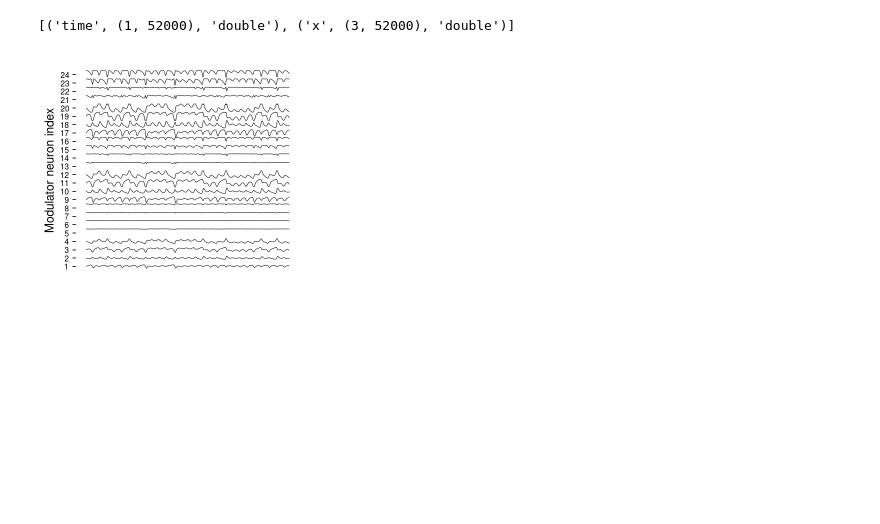
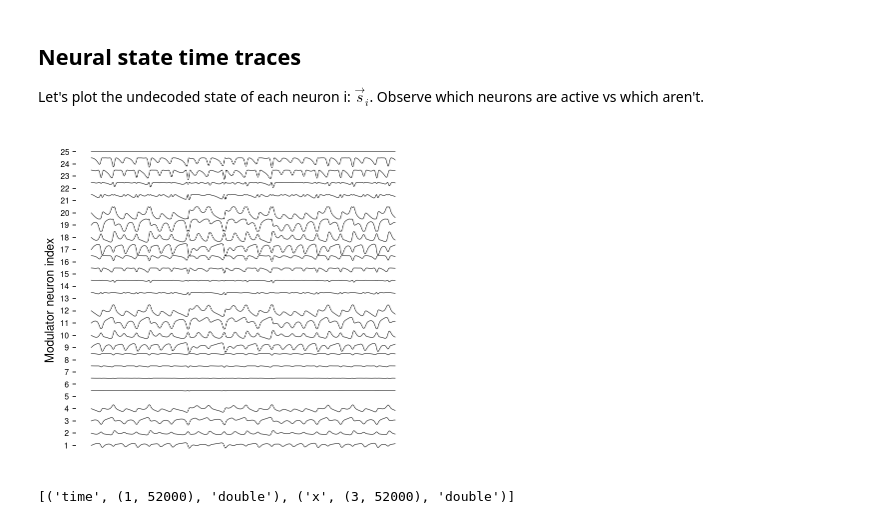
Before and after one commit to atait/nengo, a Jupyter notebook: examples/lightwave_stuff/Fourier Sinusoid Neuron_SciRep.ipynb, the cells around one changed output. Drawn from its saved outputs; the diff is of its cells as text; code cells hidden in the pictures; blank space fills up the shorter version.

```diff
--- a/examples/lightwave_stuff/Fourier Sinusoid Neuron_SciRep.ipynb
+++ b/examples/lightwave_stuff/Fourier Sinusoid Neuron_SciRep.ipynb
@@ -219 +353,31 @@ if saving:
+# %% [markdown]
+## Neural state time traces
+
+Let's plot the undecoded state of each neuron i: $\vec s_i$. Observe which neurons are active vs which aren't.
+# %%
+saving = False
+if saving:
+    pp = PdfPages('MZM_time_traces.pdf')
+fig = plt.figure(2, figsize=(6,6), dpi=72)
+ax = plt.gca()
+
+cm = plt.get_cmap('Paired')
+cNorm  = colors.Normalize(vmin=0, vmax=num_neurons)
+scalarMap = cmx.ScalarMappable(norm=cNorm, cmap=cm)
+for i in range(num_neurons):
+    colorVal = scalarMap.to_rgba(i)
+    plt.plot(sim.trange()*1e-3, sim.data[state_probe][:, i]/400 + (i+.5), lw=.5, color='k')
+# plt.xlabel('Real time (us)')
+plt.ylabel('Modulator neuron index', fontsize=12)
+plt.xticks([])
+plt.yticks(1 + np.arange(num_neurons))
+ax.set_yticklabels(ax.get_yticks(), fontsize=8)
+for s in ax.spines:
+    ax.spines[s].set_visible(False)
+
+if saving:
+    pp.savefig()
+    pp.close()
+# %% [output]
+[figure, added]
 # %%
@@ -228,29 +394,3 @@ sio.savemat(fname, {'time':sim.trange(), 'x':sim.data[variable_probe].T})
 sio.whosmat(fname)
 # %% [output]
 [('time', (1, 52000), 'double'), ('x', (3, 52000), 'double')]
-# %%
-saving = False
-if saving:
-    pp = PdfPages('MZM_time_traces.pdf')
-fig = plt.figure(2, figsize=(4,4), dpi=72)
-ax = plt.gca()
-
-cm = plt.get_cmap('Paired')
-cNorm  = colors.Normalize(vmin=0, vmax=num_neurons)
-scalarMap = cmx.ScalarMappable(norm=cNorm, cmap=cm)
-for i in range(num_neurons):
-    colorVal = scalarMap.to_rgba(i)
-    plt.plot(sim.trange()*1e-3, sim.data[state_probe][:, i]/400 + (i+.5), lw=.5, color='k')
-# plt.xlabel('Real time (us)')
-plt.ylabel('Modulator neuron index', fontsize=12)
-plt.xticks([])
-plt.yticks(1 + np.arange(num_neurons))
-ax.set_yticklabels(ax.get_yticks(), fontsize=8)
-for s in ax.spines:
-    ax.spines[s].set_visible(False)
-
-if saving:
-    pp.savefig()
-    pp.close()
-# %% [output]
-[figure, removed]
```
Also changed, not shown: parts of 16 cells of this notebook.
